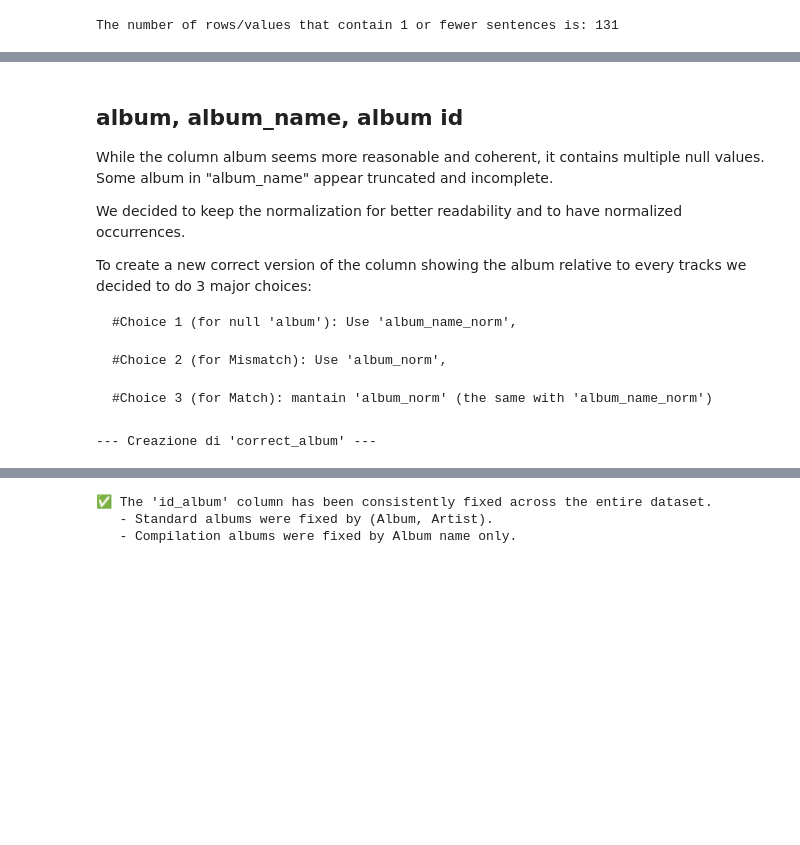
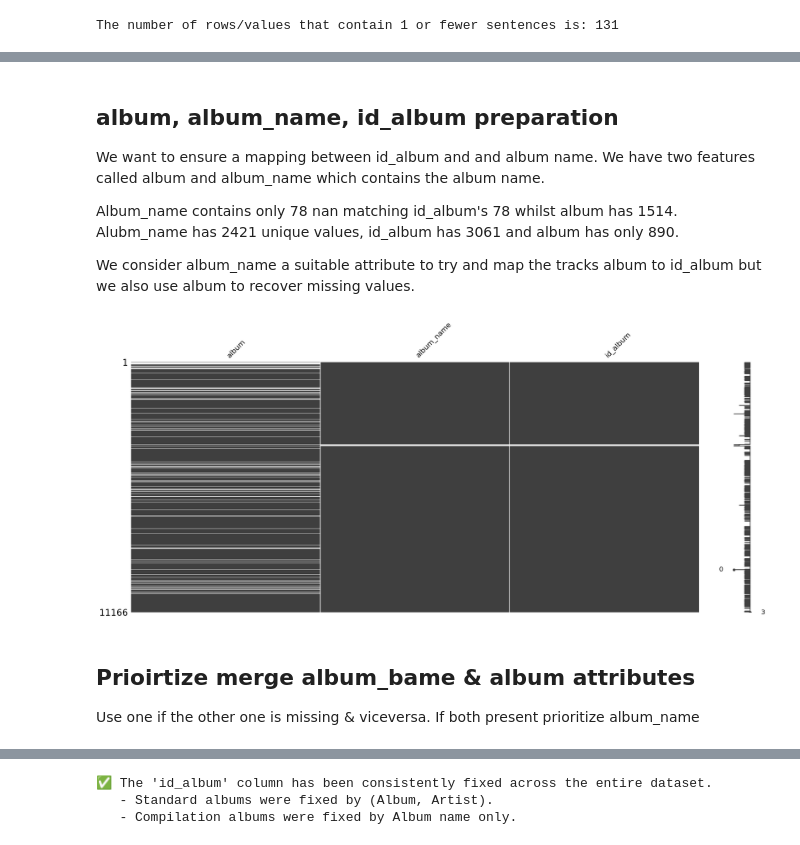
Before and after one commit to Syreel/DataMining, a Jupyter notebook: data_preparation.ipynb, the cells around one changed output, grey strips where cells are left out. Drawn from its saved outputs; the diff is of its cells as text; code cells hidden in the pictures; blank space fills up the shorter version.

Commit message:
pull from n_branch: cleaned up album, realease:_date and outliers imputing

```diff
--- a/data_preparation.ipynb
+++ b/data_preparation.ipynb
@@ -730,0 +629,29 @@ Name: count, dtype: int64
+# %%
+collapse_map = {
+    'it': 'it',
+    'en': 'en',
+    'es': 'other',
+    'fr': 'other',
+    'de': 'other',
+    'pt': 'other',
+    'ro': 'other',
+    'ru': 'other',
+    'bg': 'other',
+    'ar': 'other',
+    'ja': 'other',
+    'mt': 'other',
+
+    # Map regional languages to parent languages:
+    'nap': 'it',   # Neapolitan → Italian
+    'lmo': 'it',   # Lombard → Italian
+    'ca': 'other',    # Catalan → Spanish (if you prefer otherwise, tell me)
+    'li': 'other',    # Limburgish → German family (closest parent)
+}
+
+df_language['language_main'] = df_language['most_probable_language'].map(collapse_map)
+df['language'] = df_language['language_main']
+
+
+
+print(df['language'].value_counts())
+# df['language'] = df_language['most_probable_language']
@@ -749,24 +703,23 @@ The number of rows/values that contain 1 or fewer sentences is: 131
 # %% [markdown]
-## album, album_name, album id
+## album, album_name, id_album preparation
 
-While the column album seems more reasonable and coherent, it contains multiple null values.
-Some album in "album_name" appear truncated and incomplete.
+We want to ensure a mapping between id_album and and album name. We have two features called album and album_name which contains the album name.
 
-We decided to keep the normalization for better readability and to have normalized occurrences.
+Album_name contains only 78 nan matching id_album's 78 whilst album has 1514.
+Alubm_name has 2421 unique values, id_album has 3061 and album has only 890.
 
-To create a new correct version of the column showing the album relative to every tracks we decided to do 3 major choices:
-
-    #Choice 1 (for null 'album'): Use 'album_name_norm',
-
-    #Choice 2 (for Mismatch): Use 'album_norm',
-
-    #Choice 3 (for Match): mantain 'album_norm' (the same with 'album_name_norm')
+We consider album_name a suitable attribute to try and map the tracks album to id_album but we also use album to recover missing values.
-# %%
-print("--- Creazione di 'correct_album' ---")
-
-# Applica la normalizzazione alle due colonne originali
-df['album_norm'] = normalize_series(df['album'])
-df['album_name_norm'] = normalize_series(df['album_name'])
-# %% [output]
---- Creazione di 'correct_album' ---
+# %%
+import missingno as msno
+import matplotlib.pyplot as plt
+
+# Plot the matrix
+msno.matrix(df[['album', 'album_name', 'id_album']])
+plt.show()
+# %% [output]
+[figure, added]
+# %% [markdown]
+## Prioirtize merge album_bame & album attributes
+
+Use one if the other one is missing & viceversa. If both present prioritize album_name
 # %%
```
Also changed, not shown: parts of 73 cells of this notebook.
